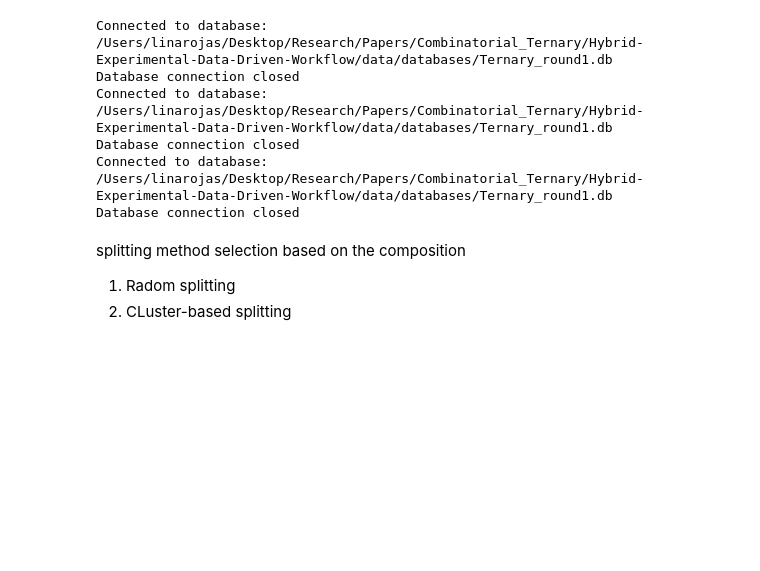
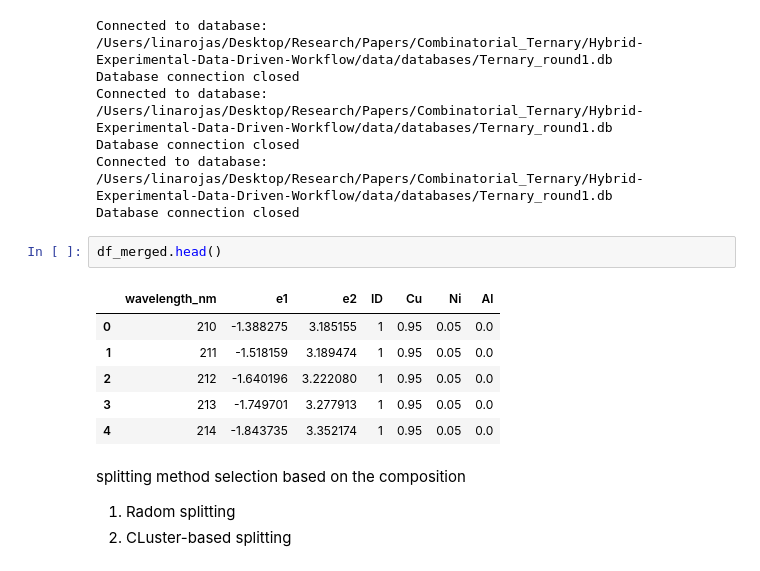
Before and after one commit to linarojas0824/Hybrid-Experimental-Data-Driven-Workflow, a Jupyter notebook: scripts/Notebooks/02_Model Training GP.ipynb, the cells around one changed output. Drawn from its saved outputs; the diff is of its cells as text; blank space fills up the shorter version.

```diff
--- a/scripts/Notebooks/02_Model Training GP.ipynb
+++ b/scripts/Notebooks/02_Model Training GP.ipynb
@@ -36,6 +36,15 @@ Connected to database: /Users/linarojas/Desktop/Research/Papers/Combinatorial_Te
 Database connection closed
 Connected to database: /Users/linarojas/Desktop/Research/Papers/Combinatorial_Ternary/Hybrid-Experimental-Data-Driven-Workflow/data/databases/Ternary_round1.db
 Database connection closed
+# %%
+df_merged.head()
+# %% [output]
+|  | wavelength_nm | e1 | e2 | ID | Cu | Ni | Al |
+| 0 | 210 | -1.388275 | 3.185155 | 1 | 0.95 | 0.05 | 0.0 |
+| 1 | 211 | -1.518159 | 3.189474 | 1 | 0.95 | 0.05 | 0.0 |
+| 2 | 212 | -1.640196 | 3.222080 | 1 | 0.95 | 0.05 | 0.0 |
+| 3 | 213 | -1.749701 | 3.277913 | 1 | 0.95 | 0.05 | 0.0 |
+| 4 | 214 | -1.843735 | 3.352174 | 1 | 0.95 | 0.05 | 0.0 |
 # %% [markdown]
 splitting method selection based on the composition
 1. Radom splitting
```
Also changed, not shown: parts of 2 cells of this notebook, 7 other files.
